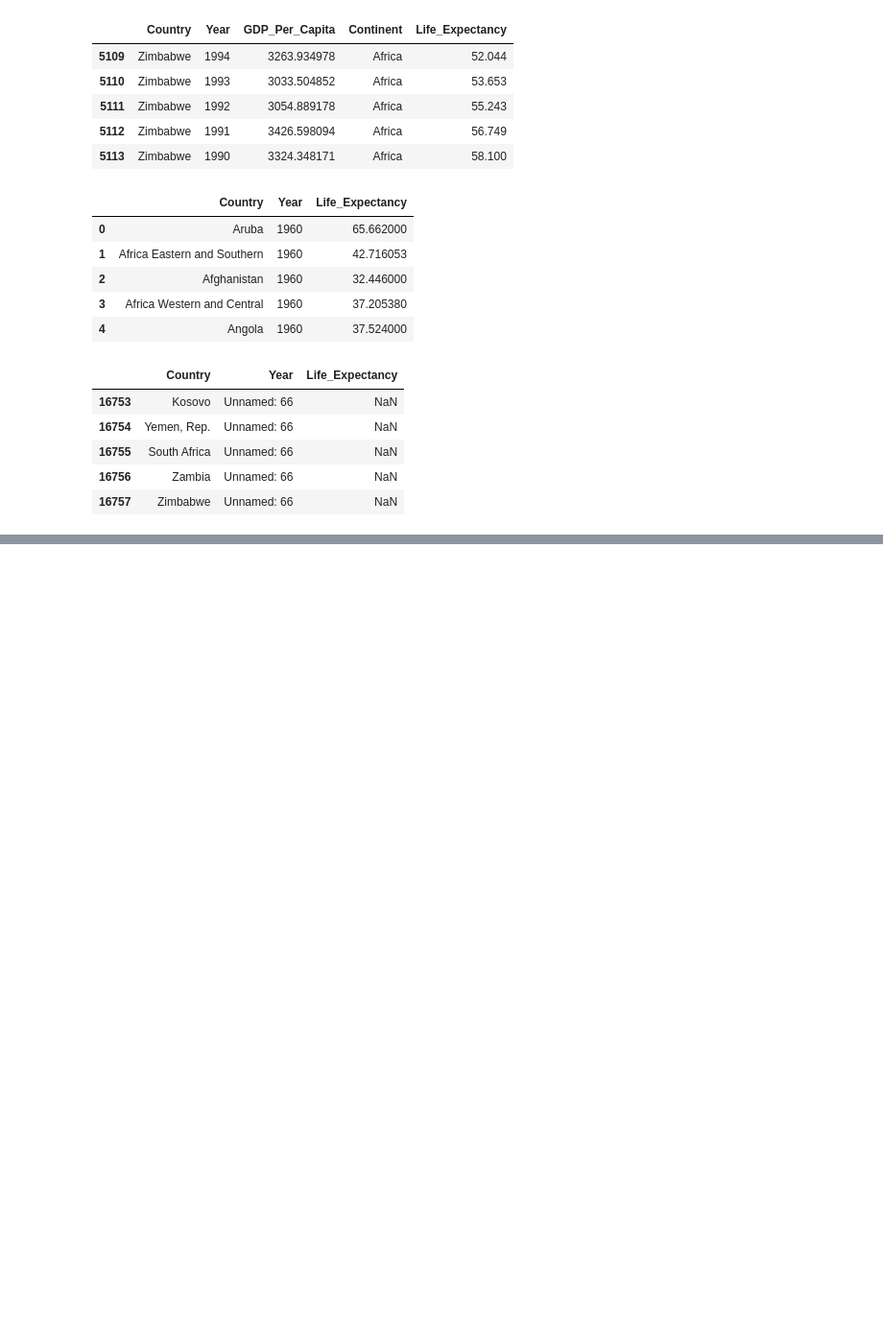
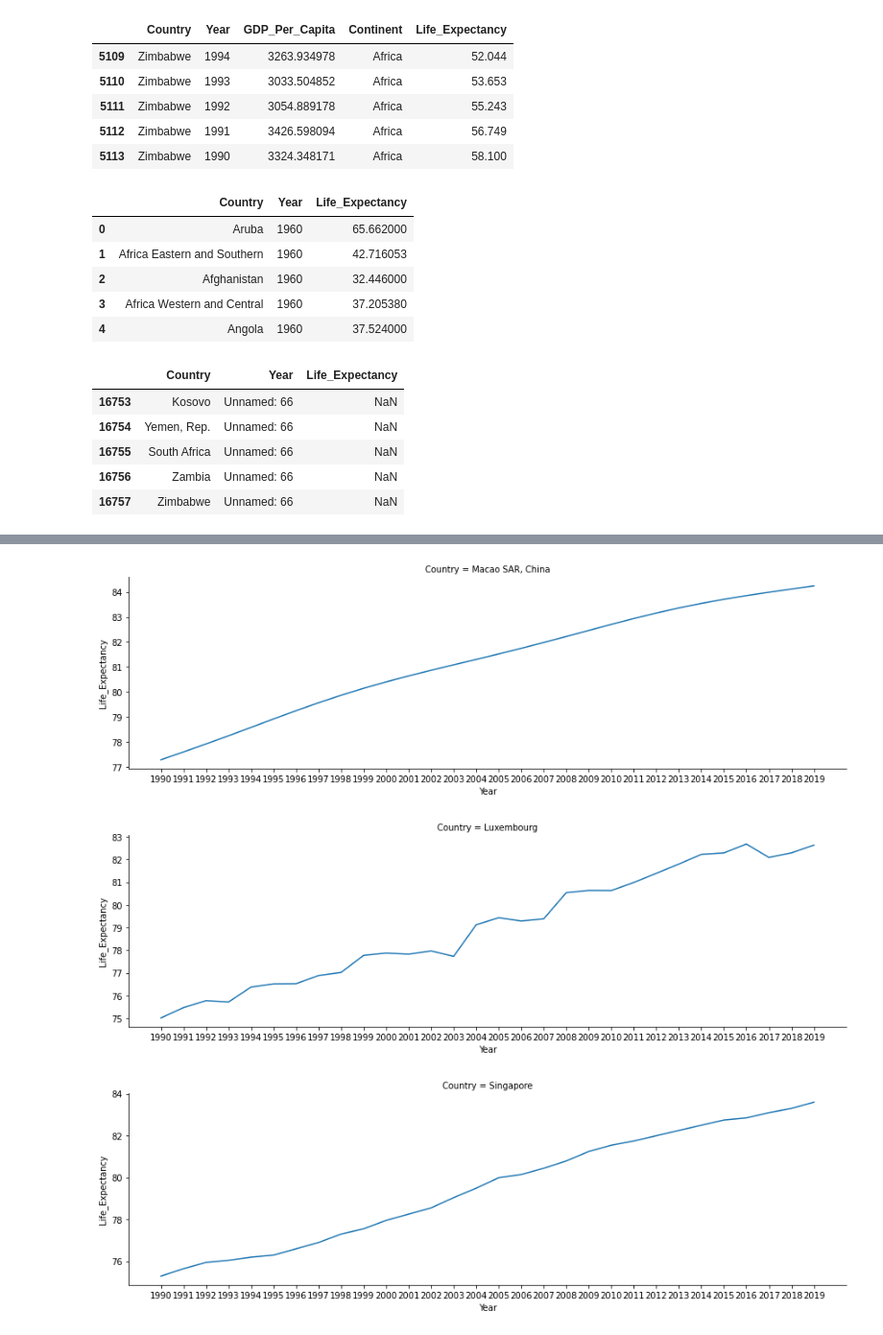
Before and after one commit to nss-data-science-cohort-6/un_data_question-RodNSS, a Jupyter notebook: notebooks/UN_Data_Exploration.ipynb, the cells around one changed output, grey strips where cells are left out. Shown: that part at 96% size. Saved outputs shown, nothing was run; the diff lists cells and outputs as text; code cells hidden in the pictures; blank space fills up the shorter version.

```diff
--- a/notebooks/UN_Data_Exploration.ipynb
+++ b/notebooks/UN_Data_Exploration.ipynb
@@ -55,7 +55,7 @@ gdp_df.shape
 # %% [output]
 (6870, 3)
 # %%
-gdp_df = gdp_df[:-2]
+gdp_df = pd.read_csv('/Users/rachael.miller/Desktop/gdp_per_capita.csv', skipfooter = 2)
 gdp_df.tail()
 # %% [output]
 |  | Country | Year | GDP_Per_Capita |
@@ -620,5 +615,3 @@ Data columns (total 3 columns):
  2   Life_Expectancy  14858 non-null  float64
 dtypes: float64(1), object(2)
 memory usage: 392.9+ KB
-# %%
-life_expectancy['Year']=pd.to_datetime(life_expectancy['Year'])
@@ -842,0 +834,31 @@ top3
+# %%
+g = sns.FacetGrid(top1, col="Country",
+                  col_wrap=2,
+                  sharex=False,
+                  sharey=False,
+                  height=4,
+                  aspect=3)
+g.map(sns.lineplot, "Year","Life_Expectancy")
+plt.show()
+
+g = sns.FacetGrid(top2, col="Country",
+                  col_wrap=2,
+                  sharex=False,
+                  sharey=False,
+                  height=4,
+                  aspect=3)
+g.map(sns.lineplot, "Year","Life_Expectancy")
+plt.show()
+
+g = sns.FacetGrid(top3, col="Country",
+                  col_wrap=2,
+                  sharex=False,
+                  sharey=False,
+                  height=4,
+                  aspect=3)
+g.map(sns.lineplot, "Year","Life_Expectancy")
+plt.show()
+# %% [output]
+[figure, added]
+[figure, added]
+[figure, added]
```
Also changed, not shown: parts of 29 cells of this notebook.
